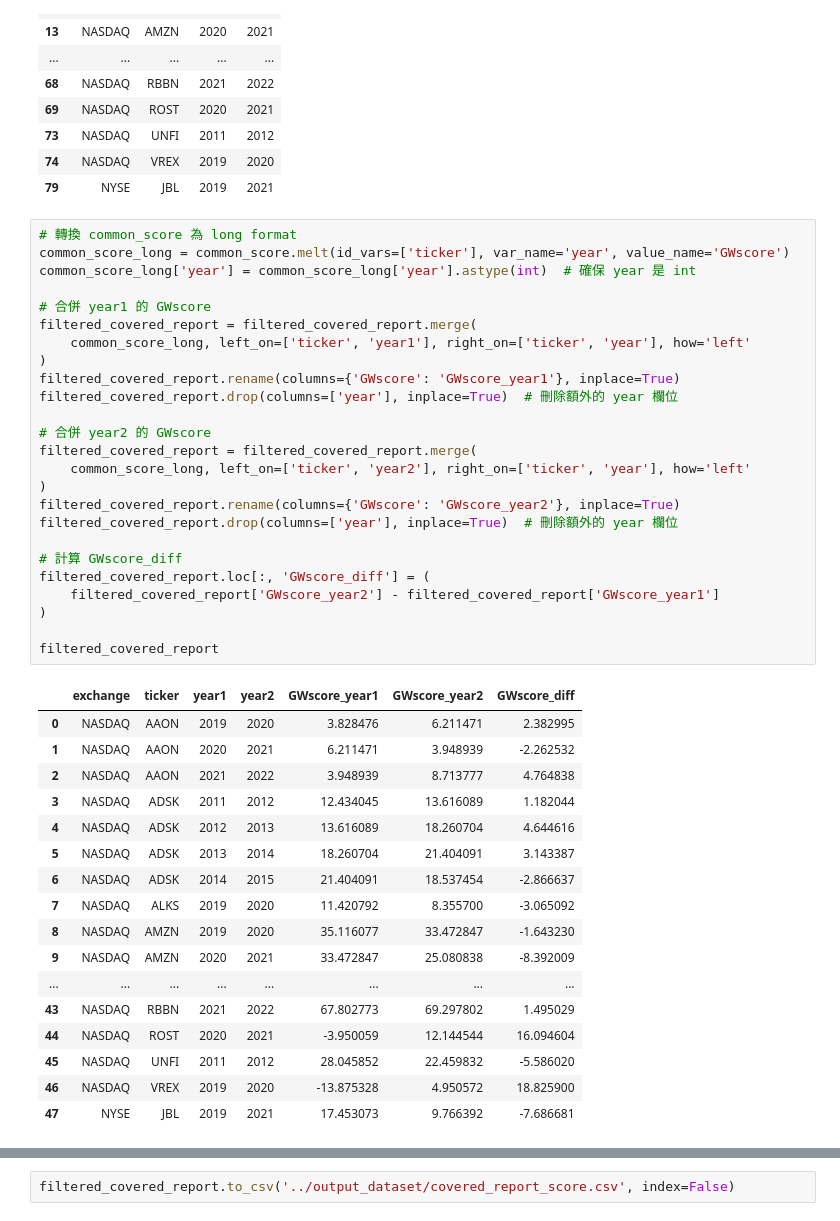
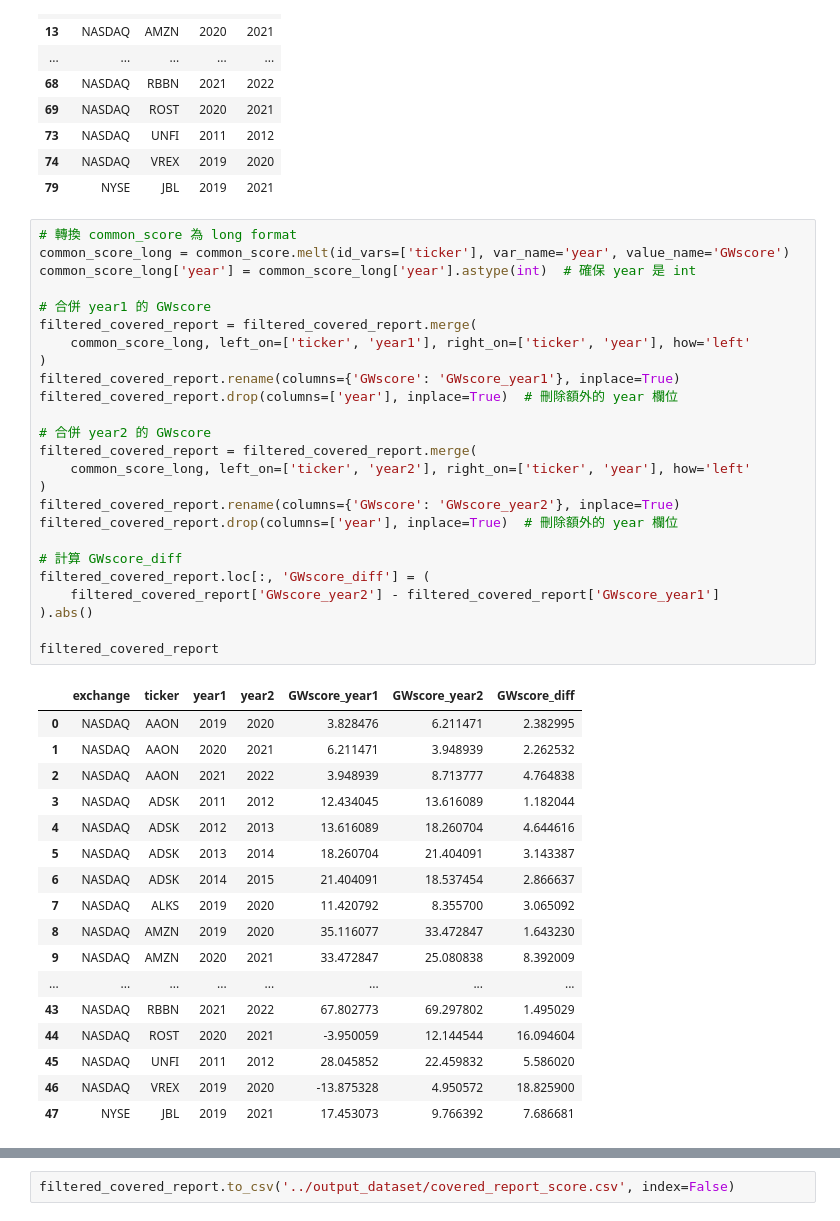
Before and after one commit to 10youting01/Master-s-Thesis-Detecting-and-measuring-greenwashing-in-corporate-sustainability-reports-using-ML, a Jupyter notebook: preprocess/cover_report_score_trend.ipynb, the cells around one changed output, grey strips where cells are left out. Saved outputs shown, nothing was run; the diff lists cells and outputs as text.

```diff
--- a/preprocess/cover_report_score_trend.ipynb
+++ b/preprocess/cover_report_score_trend.ipynb
@@ -93,46 +93,46 @@ filtered_covered_report
 # %%
 # 轉換 common_score 為 long format
 common_score_long = common_score.melt(id_vars=['ticker'], var_name='year', value_name='GWscore')
 common_score_long['year'] = common_score_long['year'].astype(int)  # 確保 year 是 int
 
 # 合併 year1 的 GWscore
 filtered_covered_report = filtered_covered_report.merge(
     common_score_long, left_on=['ticker', 'year1'], right_on=['ticker', 'year'], how='left'
 )
 filtered_covered_report.rename(columns={'GWscore': 'GWscore_year1'}, inplace=True)
 filtered_covered_report.drop(columns=['year'], inplace=True)  # 刪除額外的 year 欄位
 
 # 合併 year2 的 GWscore
 filtered_covered_report = filtered_covered_report.merge(
     common_score_long, left_on=['ticker', 'year2'], right_on=['ticker', 'year'], how='left'
 )
 filtered_covered_report.rename(columns={'GWscore': 'GWscore_year2'}, inplace=True)
 filtered_covered_report.drop(columns=['year'], inplace=True)  # 刪除額外的 year 欄位
 
 # 計算 GWscore_diff
 filtered_covered_report.loc[:, 'GWscore_diff'] = (
     filtered_covered_report['GWscore_year2'] - filtered_covered_report['GWscore_year1']
-)
+).abs()
 
 filtered_covered_report
 # %% [output]
 |  | exchange | ticker | year1 | year2 | GWscore_year1 | GWscore_year2 | GWscore_diff |
 | 0 | NASDAQ | AAON | 2019 | 2020 | 3.828476 | 6.211471 | 2.382995 |
-| 1 | NASDAQ | AAON | 2020 | 2021 | 6.211471 | 3.948939 | -2.262532 |
+| 1 | NASDAQ | AAON | 2020 | 2021 | 6.211471 | 3.948939 | 2.262532 |
 | 2 | NASDAQ | AAON | 2021 | 2022 | 3.948939 | 8.713777 | 4.764838 |
 | 3 | NASDAQ | ADSK | 2011 | 2012 | 12.434045 | 13.616089 | 1.182044 |
 | 4 | NASDAQ | ADSK | 2012 | 2013 | 13.616089 | 18.260704 | 4.644616 |
 | 5 | NASDAQ | ADSK | 2013 | 2014 | 18.260704 | 21.404091 | 3.143387 |
-| 6 | NASDAQ | ADSK | 2014 | 2015 | 21.404091 | 18.537454 | -2.866637 |
-| 7 | NASDAQ | ALKS | 2019 | 2020 | 11.420792 | 8.355700 | -3.065092 |
-| 8 | NASDAQ | AMZN | 2019 | 2020 | 35.116077 | 33.472847 | -1.643230 |
-| 9 | NASDAQ | AMZN | 2020 | 2021 | 33.472847 | 25.080838 | -8.392009 |
+| 6 | NASDAQ | ADSK | 2014 | 2015 | 21.404091 | 18.537454 | 2.866637 |
+| 7 | NASDAQ | ALKS | 2019 | 2020 | 11.420792 | 8.355700 | 3.065092 |
+| 8 | NASDAQ | AMZN | 2019 | 2020 | 35.116077 | 33.472847 | 1.643230 |
+| 9 | NASDAQ | AMZN | 2020 | 2021 | 33.472847 | 25.080838 | 8.392009 |
 | ... | ... | ... | ... | ... | ... | ... | ... |
 | 43 | NASDAQ | RBBN | 2021 | 2022 | 67.802773 | 69.297802 | 1.495029 |
 | 44 | NASDAQ | ROST | 2020 | 2021 | -3.950059 | 12.144544 | 16.094604 |
-| 45 | NASDAQ | UNFI | 2011 | 2012 | 28.045852 | 22.459832 | -5.586020 |
+| 45 | NASDAQ | UNFI | 2011 | 2012 | 28.045852 | 22.459832 | 5.586020 |
 | 46 | NASDAQ | VREX | 2019 | 2020 | -13.875328 | 4.950572 | 18.825900 |
-| 47 | NYSE | JBL | 2019 | 2021 | 17.453073 | 9.766392 | -7.686681 |
+| 47 | NYSE | JBL | 2019 | 2021 | 17.453073 | 9.766392 | 7.686681 |
 # %%
 filtered_covered_report['GWscore_diff'].describe()
 # %% [output]
```
Also changed, not shown: parts of 1 cell of this notebook.
